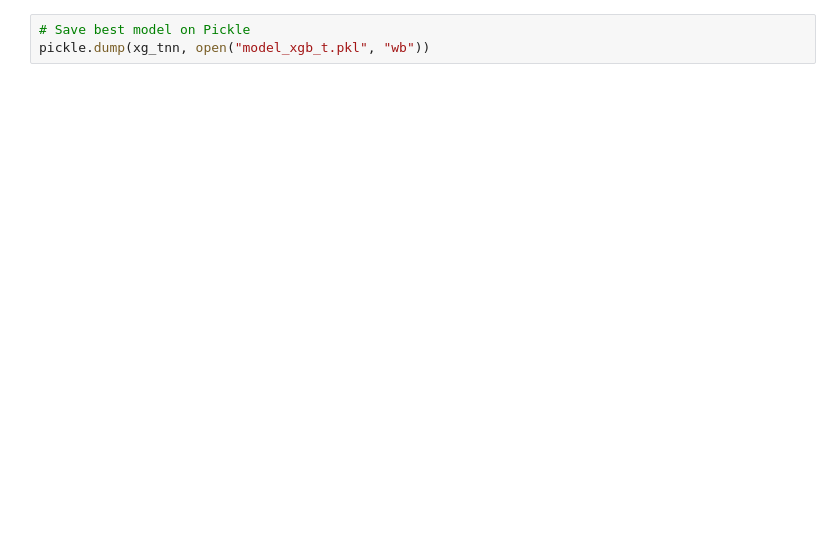
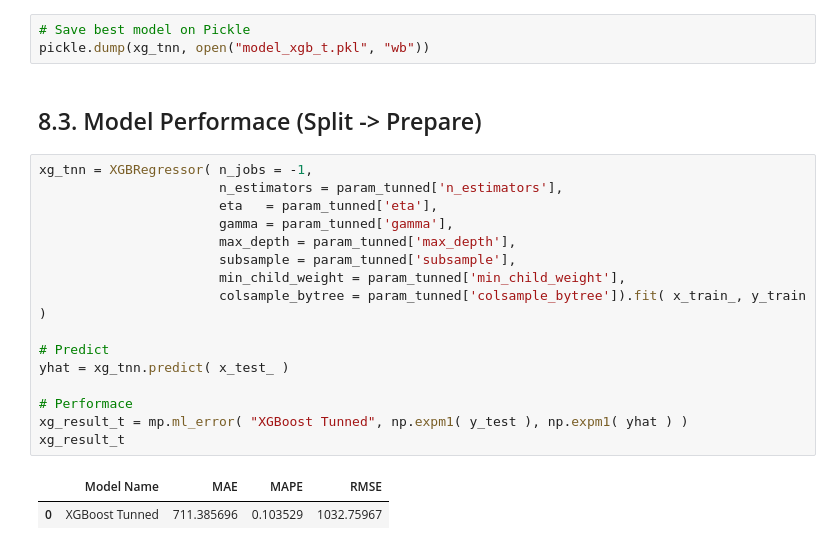
Before and after one commit to xGabrielR/DsEmProd, a Jupyter notebook: notebooks/m03_machine_learning_II.ipynb, the cells around one changed output. Saved outputs shown, nothing was run; the diff lists cells and outputs as text; blank space fills up the shorter version.

```diff
--- a/notebooks/m03_machine_learning_II.ipynb
+++ b/notebooks/m03_machine_learning_II.ipynb
@@ -1074,3 +1078,24 @@ tunned_result
 # %%
 # Save best model on Pickle
 pickle.dump(xg_tnn, open("model_xgb_t.pkl", "wb"))
+# %% [markdown]
+## 8.3. Model Performace (Split -> Prepare)
+# %%
+xg_tnn = XGBRegressor( n_jobs = -1,
+                       n_estimators = param_tunned['n_estimators'],
+                       eta   = param_tunned['eta'],
+                       gamma = param_tunned['gamma'],
+                       max_depth = param_tunned['max_depth'],
+                       subsample = param_tunned['subsample'],
+                       min_child_weight = param_tunned['min_child_weight'],
+                       colsample_bytree = param_tunned['colsample_bytree']).fit( x_train_, y_train )
+
+# Predict
+yhat = xg_tnn.predict( x_test_ )
+
+# Performace
+xg_result_t = mp.ml_error( "XGBoost Tunned", np.expm1( y_test ), np.expm1( yhat ) )
+xg_result_t
+# %% [output]
+|  | Model Name | MAE | MAPE | RMSE |
+| 0 | XGBoost Tunned | 711.385696 | 0.103529 | 1032.75967 |
```
Also changed, not shown: parts of 14 cells of this notebook.
